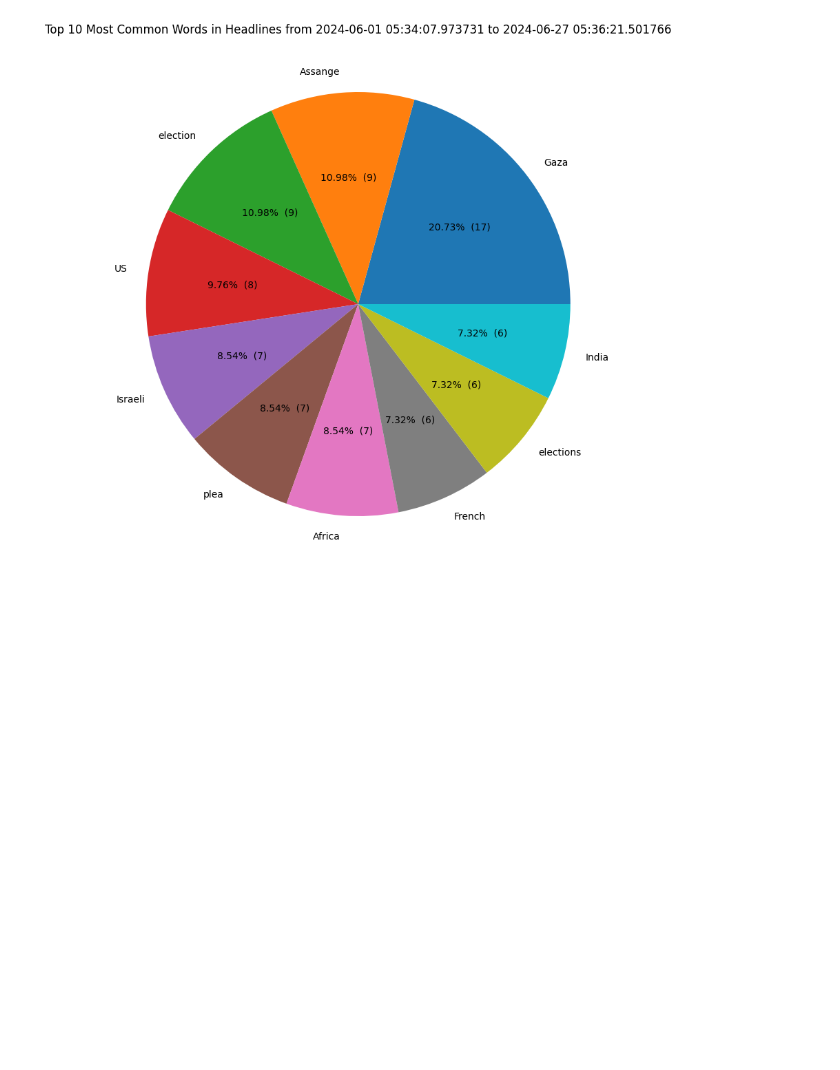
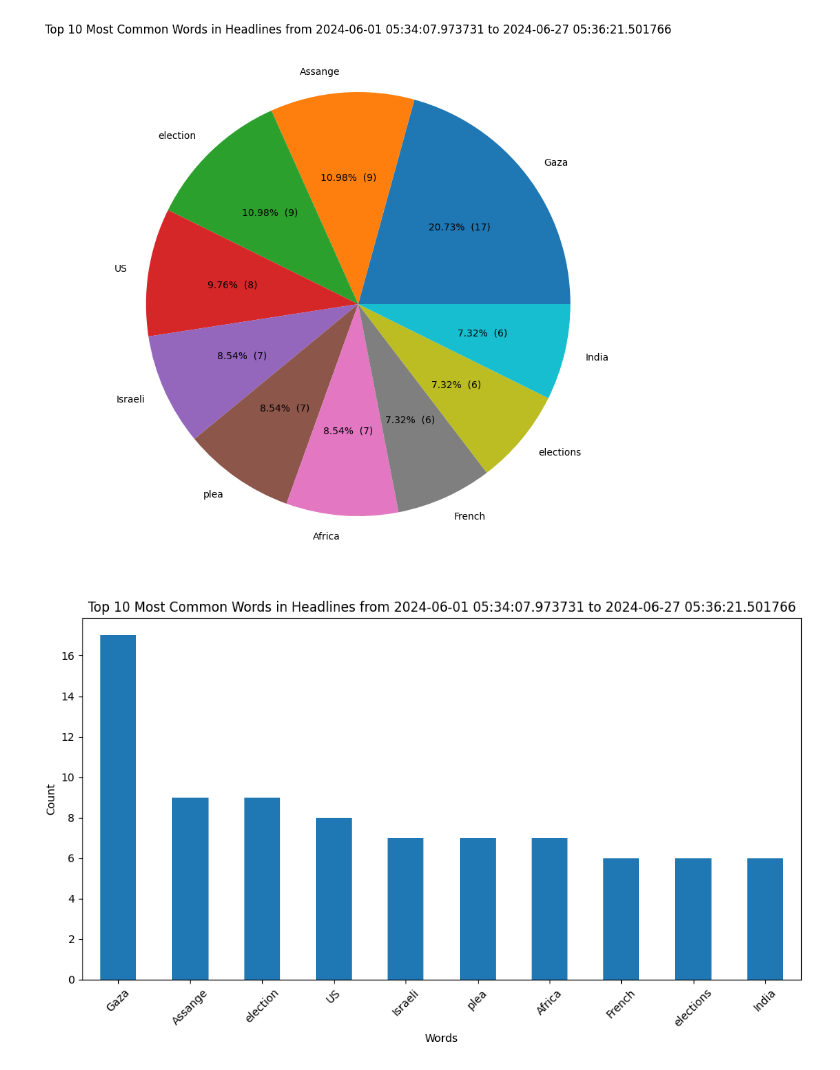
Before and after one commit to raphaelletseng/news_autoscraper, a Jupyter notebook: analysis.ipynb, the cells around one changed output. Cells and saved outputs as stored; diff of their text form; code cells hidden in the pictures; blank space fills up the shorter version.

Commit message:
bar chart

```diff
--- a/analysis.ipynb
+++ b/analysis.ipynb
@@ -220,3 +220,17 @@ dtype: object
 547   https://www.aljazeera.com 2024-06-27 05:36:18.739592  Israel strikes civilian areas in 24 hours of ‘...  Protesters in Kenya ready for new march despit...  Bolivian president thanks people after ...
 548   https://www.economist.com 2024-06-26 05:33:23.533373  What the remaking of Labour reveals about Sir ...  Death and destruction in a Russian city, https...  Julian Assange’s plea deal: a suitable ...
 [figure]
+# %%
+def draw_bar(full_df, common_words_df):
+    top_ten = common_words_df.head(10)
+    bar = top_ten.plot.bar(x='word', y='count', legend=False, figsize=(10, 6))
+    bar.set_ylabel('Count')
+    bar.set_xlabel('Words')
+    bar.set_title(f'Top 10 Most Common Words in Headlines from {full_df["scraped_at"].min()} to {full_df["scraped_at"].max()}')
+    matplotlib.pyplot.xticks(rotation=45)
+    matplotlib.pyplot.tight_layout()
+    matplotlib.pyplot.show()
+
+draw_bar(filtered_june, most_common_words_df)
+# %% [output]
+[figure, added]
```
